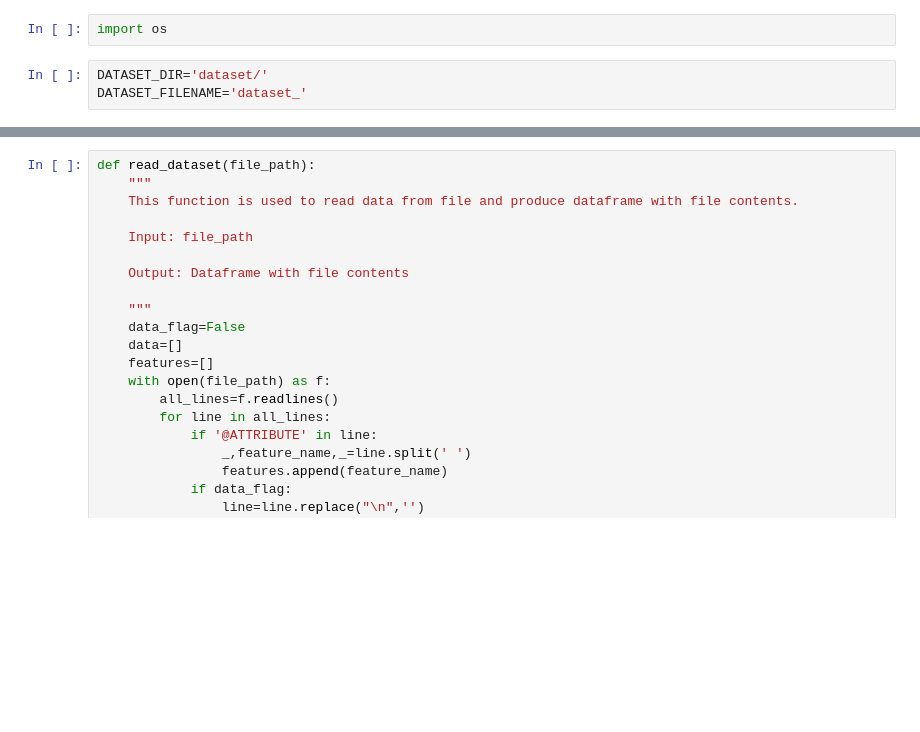
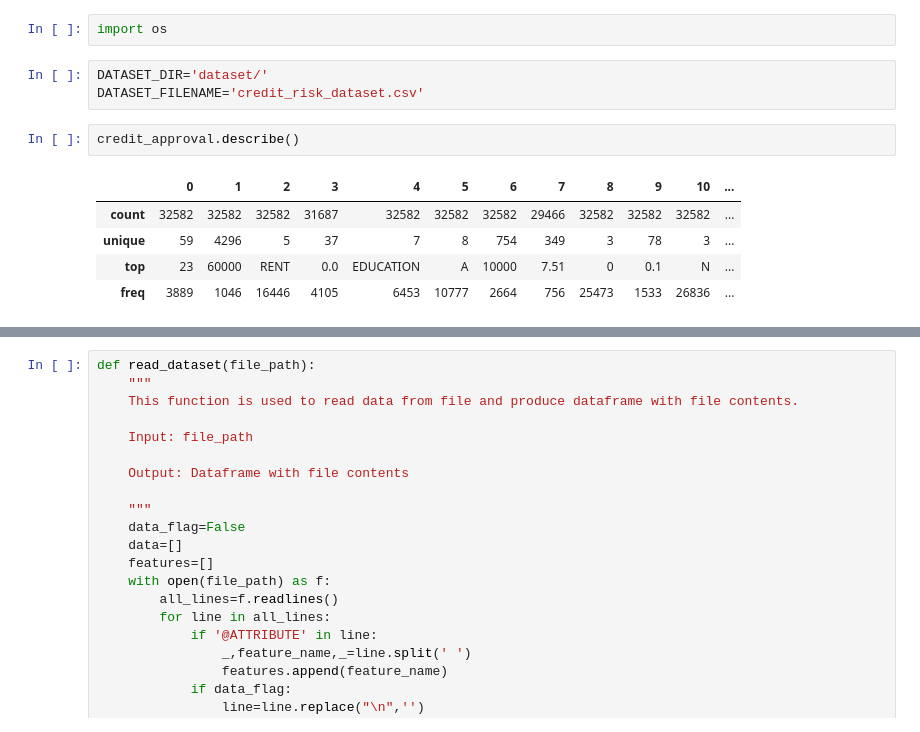
Before and after one commit to divya-medarametla/CMPE-255-Credit_Hazard-Forecasting, a Jupyter notebook: Credit_hazard_Forecasting.ipynb, the cells around one changed output, grey strips where cells are left out. Saved outputs shown, nothing was run; the diff lists cells and outputs as text; blank space fills up the shorter version.

```diff
--- a/Credit_hazard_Forecasting.ipynb
+++ b/Credit_hazard_Forecasting.ipynb
@@ -48,4 +48,12 @@ credit_approval.head()
 import os
 # %%
 DATASET_DIR='dataset/'
-DATASET_FILENAME='dataset_'
+DATASET_FILENAME='credit_risk_dataset.csv'
+# %%
+credit_approval.describe()
+# %% [output]
+|  | 0 | 1 | 2 | 3 | 4 | 5 | 6 | 7 | 8 | 9 | 10 | ... |
+| count | 32582 | 32582 | 32582 | 31687 | 32582 | 32582 | 32582 | 29466 | 32582 | 32582 | 32582 | ... |
+| unique | 59 | 4296 | 5 | 37 | 7 | 8 | 754 | 349 | 3 | 78 | 3 | ... |
+| top | 23 | 60000 | RENT | 0.0 | EDUCATION | A | 10000 | 7.51 | 0 | 0.1 | N | ... |
+| freq | 3889 | 1046 | 16446 | 4105 | 6453 | 10777 | 2664 | 756 | 25473 | 1533 | 26836 | ... |
```
Also changed, not shown: parts of 1 cell of this notebook.
